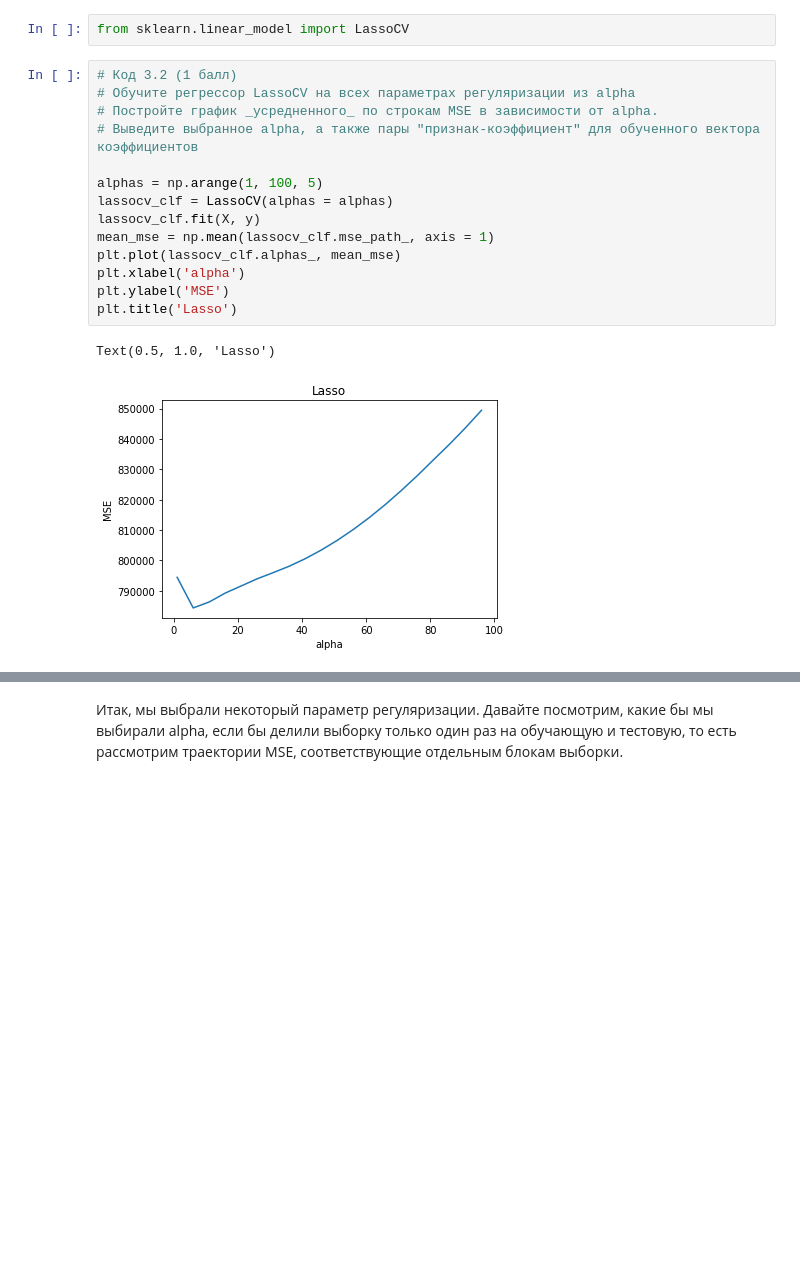
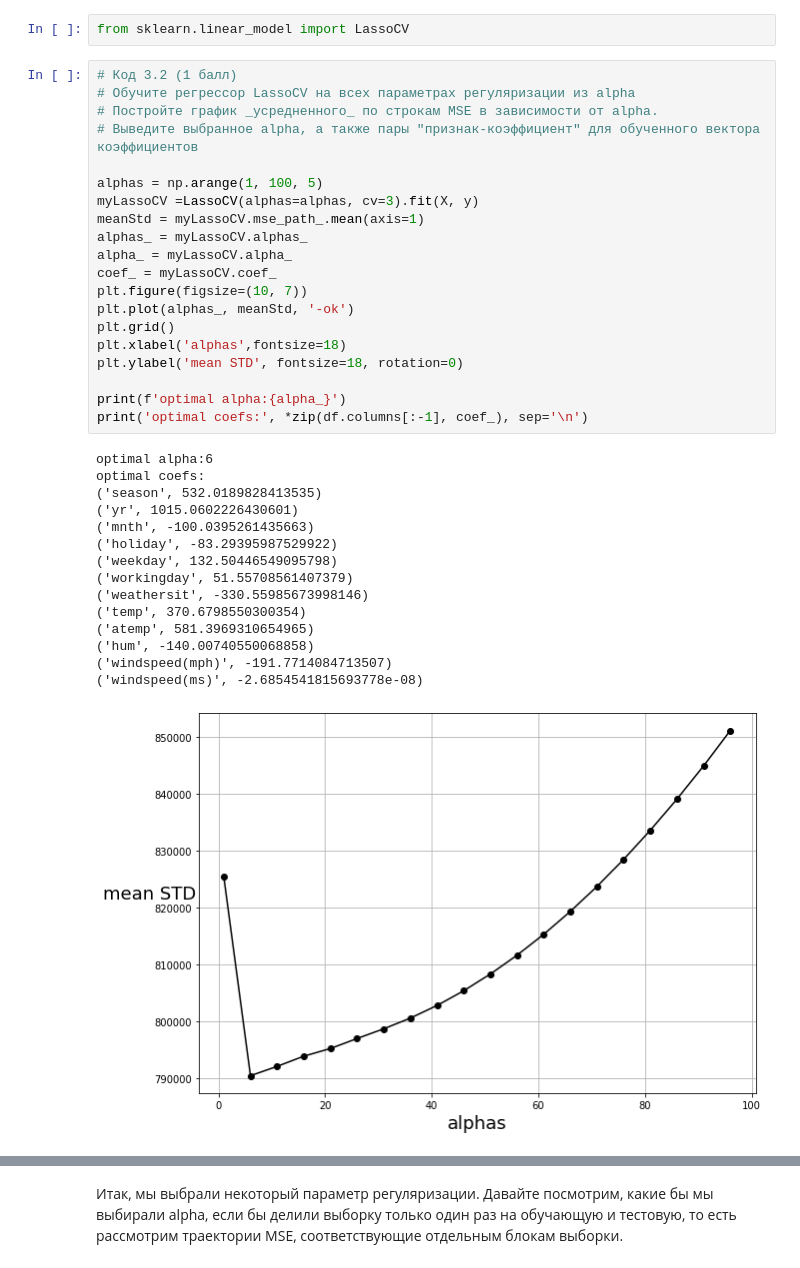
Before and after one commit to AlexG888/Specialization_from_MIPT_and_Yandex, a Jupyter notebook: course_2/task_3.ipynb, the cells around one changed output, grey strips where cells are left out. Cells and saved outputs as stored; diff of their text form; blank space fills up the shorter version.

```diff
--- a/course_2/task_3.ipynb
+++ b/course_2/task_3.ipynb
@@ -330,20 +330,39 @@ from sklearn.linear_model import LassoCV
 # %%
 # Код 3.2 (1 балл)
 # Обучите регрессор LassoCV на всех параметрах регуляризации из alpha
 # Постройте график _усредненного_ по строкам MSE в зависимости от alpha.
 # Выведите выбранное alpha, а также пары "признак-коэффициент" для обученного вектора коэффициентов
 
 alphas = np.arange(1, 100, 5)
-lassocv_clf = LassoCV(alphas = alphas)
-lassocv_clf.fit(X, y)
-mean_mse = np.mean(lassocv_clf.mse_path_, axis = 1)
-plt.plot(lassocv_clf.alphas_, mean_mse)
-plt.xlabel('alpha')
-plt.ylabel('MSE')
-plt.title('Lasso')
+myLassoCV =LassoCV(alphas=alphas, cv=3).fit(X, y)
+meanStd = myLassoCV.mse_path_.mean(axis=1)
+alphas_ = myLassoCV.alphas_
+alpha_ = myLassoCV.alpha_
+coef_ = myLassoCV.coef_
+plt.figure(figsize=(10, 7))
+plt.plot(alphas_, meanStd, '-ok')
+plt.grid()
+plt.xlabel('alphas',fontsize=18)
+plt.ylabel('mean STD', fontsize=18, rotation=0)
+
+print(f'optimal alpha:{alpha_}')
+print('optimal coefs:', *zip(df.columns[:-1], coef_), sep='\n')
 # %% [output]
-Text(0.5, 1.0, 'Lasso')
+optimal alpha:6
+optimal coefs:
+('season', 532.0189828413535)
+('yr', 1015.0602226430601)
+('mnth', -100.0395261435663)
+('holiday', -83.29395987529922)
+('weekday', 132.50446549095798)
+('workingday', 51.55708561407379)
+('weathersit', -330.55985673998146)
+('temp', 370.6798550300354)
+('atemp', 581.3969310654965)
+('hum', -140.00740550068858)
+('windspeed(mph)', -191.7714084713507)
+('windspeed(ms)', -2.6854541815693778e-08)
-[figure, old version]
+[figure, new version]
 # %%
 print('alpha = ', lassocv_clf.alpha_)
 fin_coefs = pd.DataFrame(list(zip(lassocv_clf.coef_, df.columns)))
```
Also changed, not shown: parts of 6 cells of this notebook.
